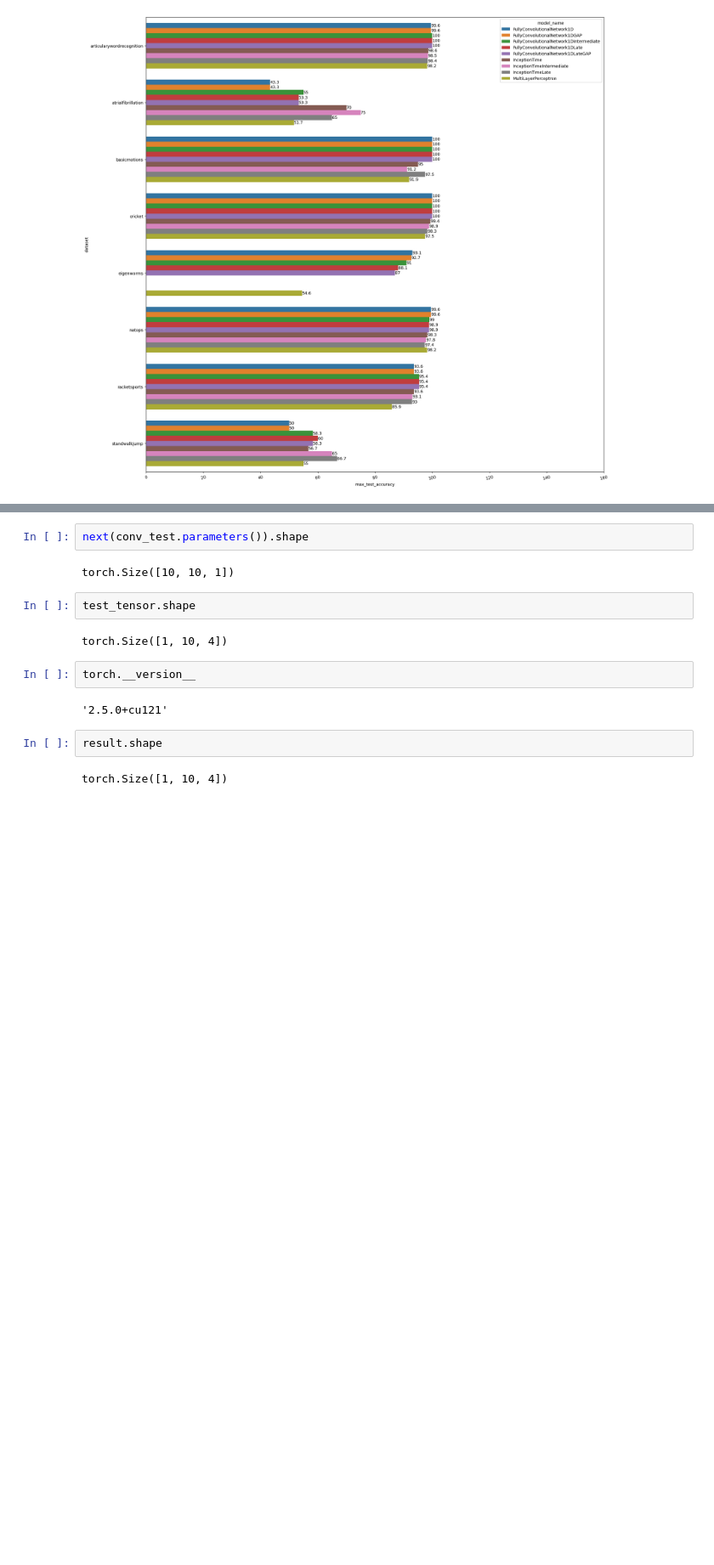
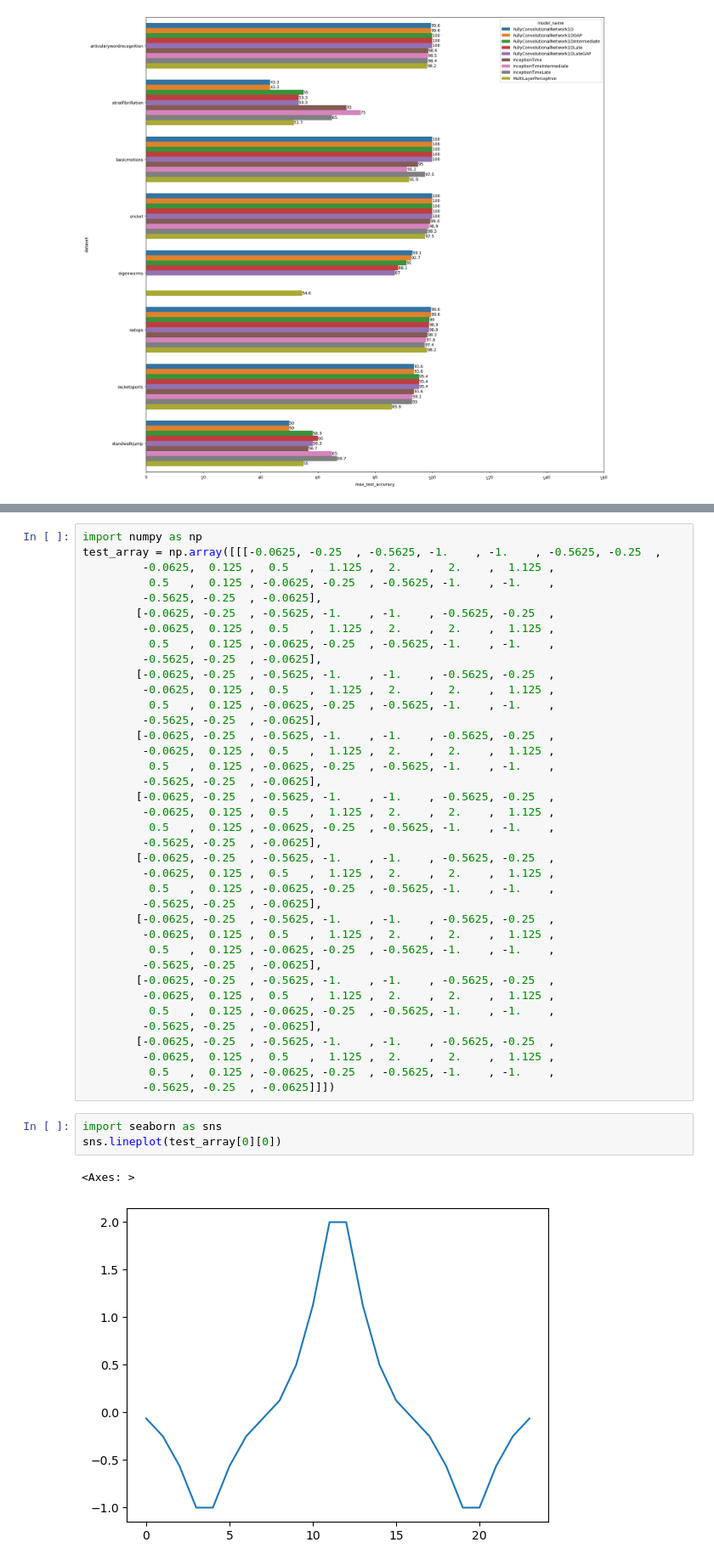
Before and after one commit to samuelthomaz7/multimodal_time_series_classification, a Jupyter notebook: test_notebook.ipynb, the cells around one changed output, grey strips where cells are left out. Shown at 85% size. Saved outputs shown, nothing was run; the diff lists cells and outputs as text; blank space fills up the shorter version.

```diff
--- a/test_notebook.ipynb
+++ b/test_notebook.ipynb
@@ -170,16 +166,44 @@ result = conv_test(test_tensor)
-# %%
-next(conv_test.parameters()).shape
-# %% [output]
-torch.Size([10, 10, 1])
-# %%
-test_tensor.shape
-# %% [output]
-torch.Size([1, 10, 4])
-# %%
-torch.__version__
-# %% [output]
-'2.5.0+cu121'
-# %%
-result.shape
-# %% [output]
-torch.Size([1, 10, 4])
+# %%
+import numpy as np
+test_array = np.array([[[-0.0625, -0.25  , -0.5625, -1.    , -1.    , -0.5625, -0.25  ,
+         -0.0625,  0.125 ,  0.5   ,  1.125 ,  2.    ,  2.    ,  1.125 ,
+          0.5   ,  0.125 , -0.0625, -0.25  , -0.5625, -1.    , -1.    ,
+         -0.5625, -0.25  , -0.0625],
+        [-0.0625, -0.25  , -0.5625, -1.    , -1.    , -0.5625, -0.25  ,
+         -0.0625,  0.125 ,  0.5   ,  1.125 ,  2.    ,  2.    ,  1.125 ,
+          0.5   ,  0.125 , -0.0625, -0.25  , -0.5625, -1.    , -1.    ,
+         -0.5625, -0.25  , -0.0625],
+        [-0.0625, -0.25  , -0.5625, -1.    , -1.    , -0.5625, -0.25  ,
+         -0.0625,  0.125 ,  0.5   ,  1.125 ,  2.    ,  2.    ,  1.125 ,
+          0.5   ,  0.125 , -0.0625, -0.25  , -0.5625, -1.    , -1.    ,
+         -0.5625, -0.25  , -0.0625],
+        [-0.0625, -0.25  , -0.5625, -1.    , -1.    , -0.5625, -0.25  ,
+         -0.0625,  0.125 ,  0.5   ,  1.125 ,  2.    ,  2.    ,  1.125 ,
+          0.5   ,  0.125 , -0.0625, -0.25  , -0.5625, -1.    , -1.    ,
+         -0.5625, -0.25  , -0.0625],
+        [-0.0625, -0.25  , -0.5625, -1.    , -1.    , -0.5625, -0.25  ,
+         -0.0625,  0.125 ,  0.5   ,  1.125 ,  2.    ,  2.    ,  1.125 ,
+          0.5   ,  0.125 , -0.0625, -0.25  , -0.5625, -1.    , -1.    ,
+         -0.5625, -0.25  , -0.0625],
+        [-0.0625, -0.25  , -0.5625, -1.    , -1.    , -0.5625, -0.25  ,
+         -0.0625,  0.125 ,  0.5   ,  1.125 ,  2.    ,  2.    ,  1.125 ,
+          0.5   ,  0.125 , -0.0625, -0.25  , -0.5625, -1.    , -1.    ,
+         -0.5625, -0.25  , -0.0625],
+        [-0.0625, -0.25  , -0.5625, -1.    , -1.    , -0.5625, -0.25  ,
+         -0.0625,  0.125 ,  0.5   ,  1.125 ,  2.    ,  2.    ,  1.125 ,
+          0.5   ,  0.125 , -0.0625, -0.25  , -0.5625, -1.    , -1.    ,
+         -0.5625, -0.25  , -0.0625],
+        [-0.0625, -0.25  , -0.5625, -1.    , -1.    , -0.5625, -0.25  ,
+         -0.0625,  0.125 ,  0.5   ,  1.125 ,  2.    ,  2.    ,  1.125 ,
+          0.5   ,  0.125 , -0.0625, -0.25  , -0.5625, -1.    , -1.    ,
+         -0.5625, -0.25  , -0.0625],
+        [-0.0625, -0.25  , -0.5625, -1.    , -1.    , -0.5625, -0.25  ,
+         -0.0625,  0.125 ,  0.5   ,  1.125 ,  2.    ,  2.    ,  1.125 ,
+          0.5   ,  0.125 , -0.0625, -0.25  , -0.5625, -1.    , -1.    ,
+         -0.5625, -0.25  , -0.0625]]])
+# %%
+import seaborn as sns
+sns.lineplot(test_array[0][0])
+# %% [output]
+<Axes: >
+[figure, added]
```
Also changed, not shown: parts of 1 cell of this notebook, 3 other files.
